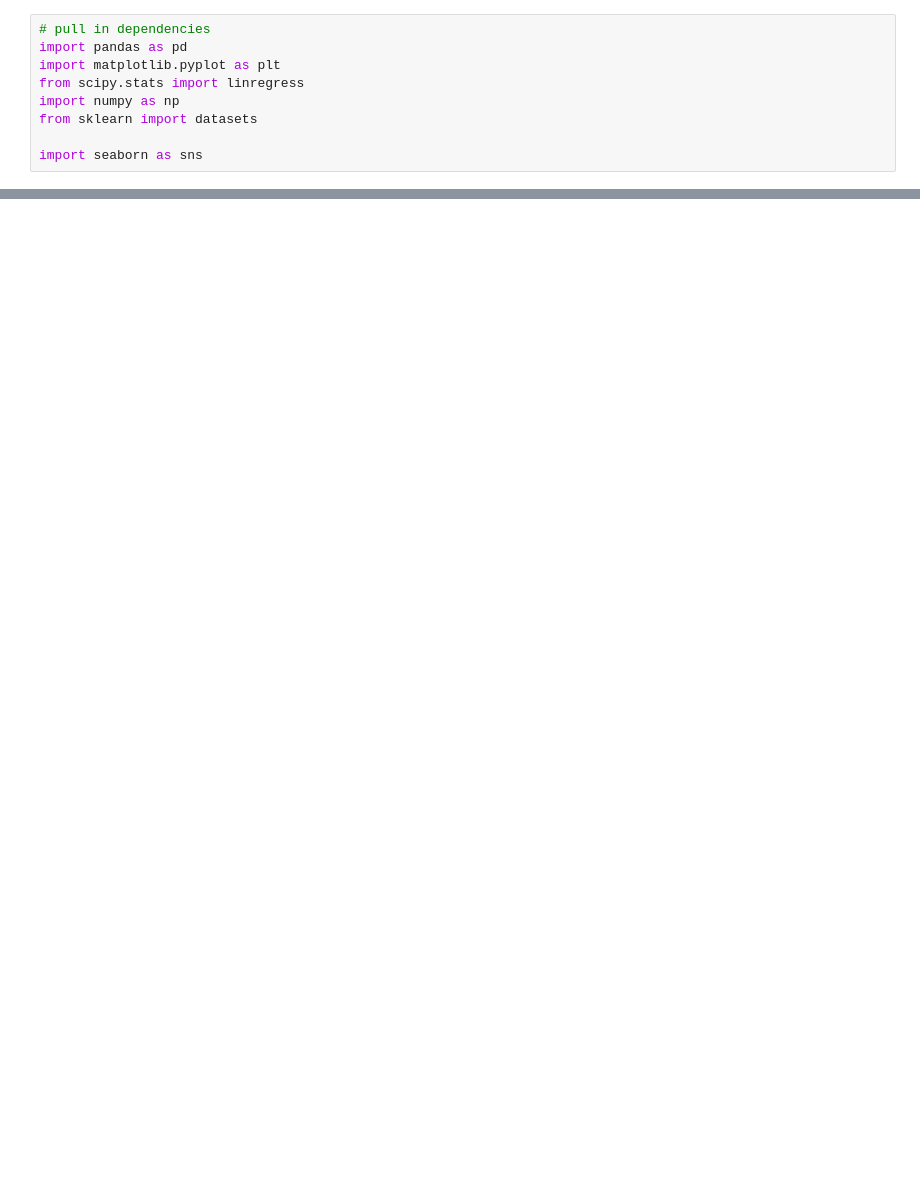
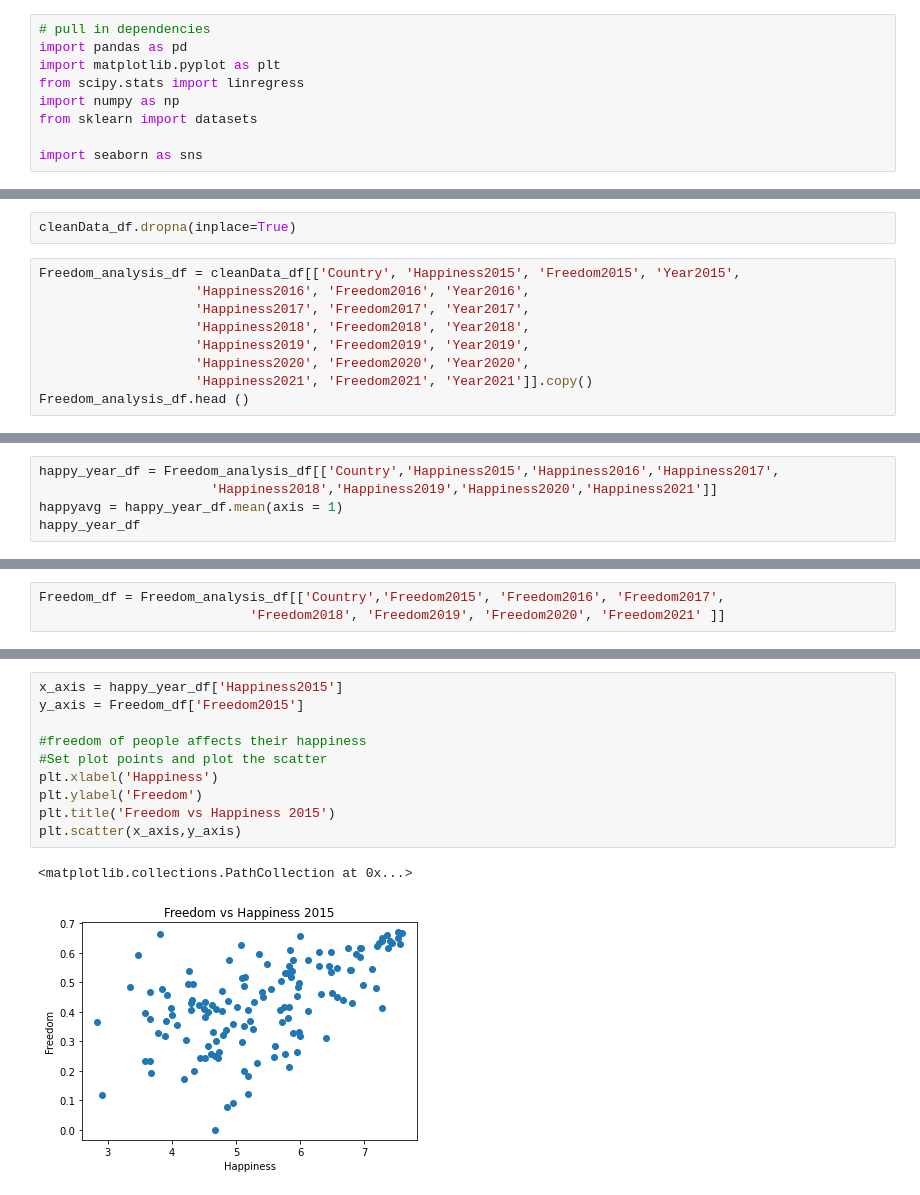
Before and after one commit to matteo005/Happiness_Project, a Jupyter notebook: Freedom Analysis.ipynb, the cells around one changed output, grey strips where cells are left out. Drawn from its saved outputs; the diff is of its cells as text; blank space fills up the shorter version.

Commit message:
added scatter plots graphing happiness vs freedom for years 2015-2021

```diff
--- a/Freedom Analysis.ipynb
+++ b/Freedom Analysis.ipynb
@@ -26,0 +23,11 @@ cleanData
+# %%
+cleanData_df.dropna(inplace=True)
+# %%
+Freedom_analysis_df = cleanData_df[['Country', 'Happiness2015', 'Freedom2015', 'Year2015',
+                    'Happiness2016', 'Freedom2016', 'Year2016',
+                    'Happiness2017', 'Freedom2017', 'Year2017',
+                    'Happiness2018', 'Freedom2018', 'Year2018',
+                    'Happiness2019', 'Freedom2019', 'Year2019',
+                    'Happiness2020', 'Freedom2020', 'Year2020',
+                    'Happiness2021', 'Freedom2021', 'Year2021']].copy()
+Freedom_analysis_df.head ()
@@ -26,0 +42,5 @@ cleanData
+# %%
+happy_year_df = Freedom_analysis_df[['Country','Happiness2015','Happiness2016','Happiness2017',
+                      'Happiness2018','Happiness2019','Happiness2020','Happiness2021']]
+happyavg = happy_year_df.mean(axis = 1)
+happy_year_df
@@ -26,0 +61,3 @@ cleanData
+# %%
+Freedom_df = Freedom_analysis_df[['Country','Freedom2015', 'Freedom2016', 'Freedom2017',
+                           'Freedom2018', 'Freedom2019', 'Freedom2020', 'Freedom2021' ]]
@@ -26,0 +99,13 @@ cleanData
+# %%
+x_axis = happy_year_df['Happiness2015']
+y_axis = Freedom_df['Freedom2015']
+
+#freedom of people affects their happiness
+#Set plot points and plot the scatter
+plt.xlabel('Happiness')
+plt.ylabel('Freedom')
+plt.title('Freedom vs Happiness 2015')
+plt.scatter(x_axis,y_axis)
+# %% [output]
+<matplotlib.collections.PathCollection at 0x...>
+[figure, added]
```
Also changed, not shown: parts of 12 cells of this notebook.
